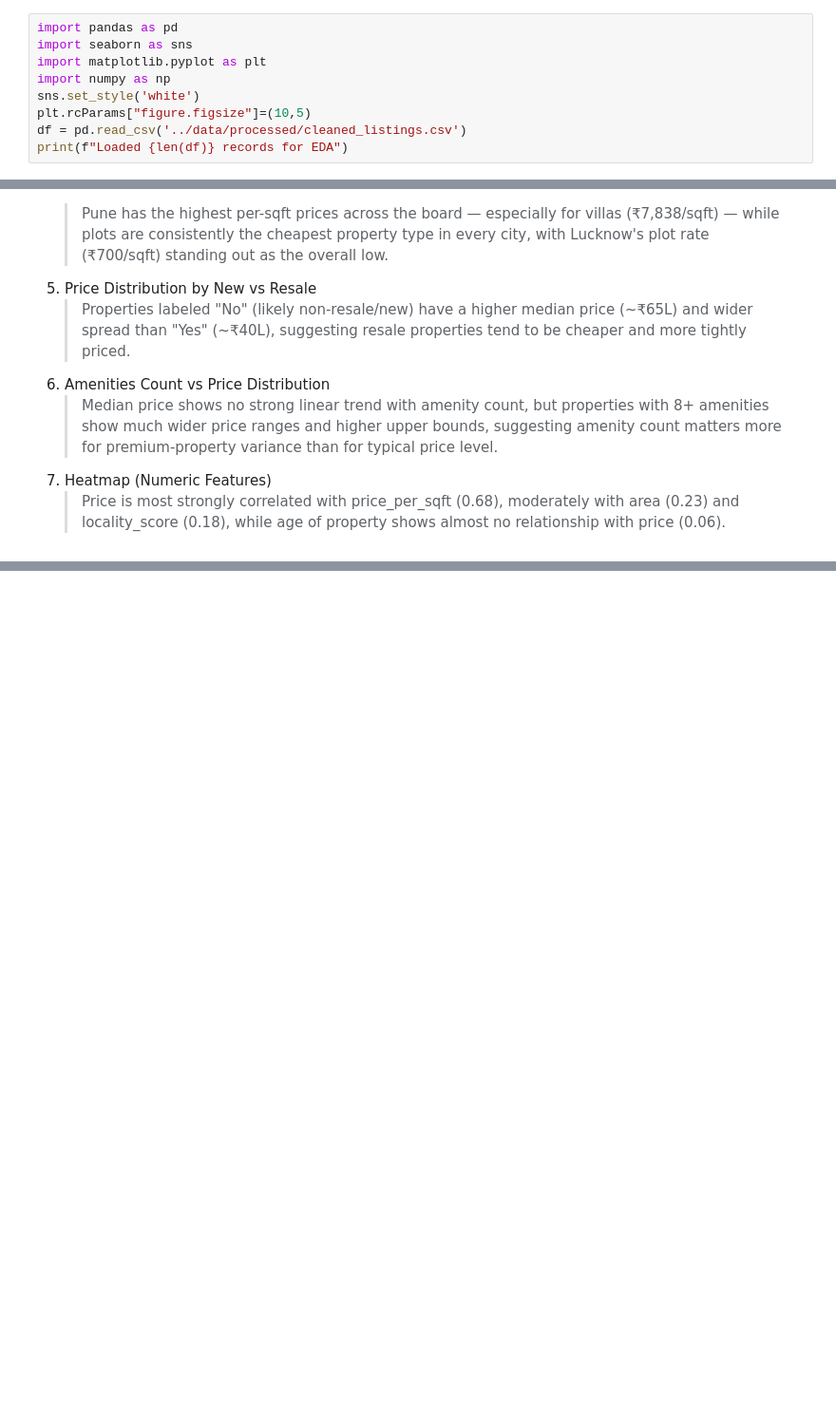
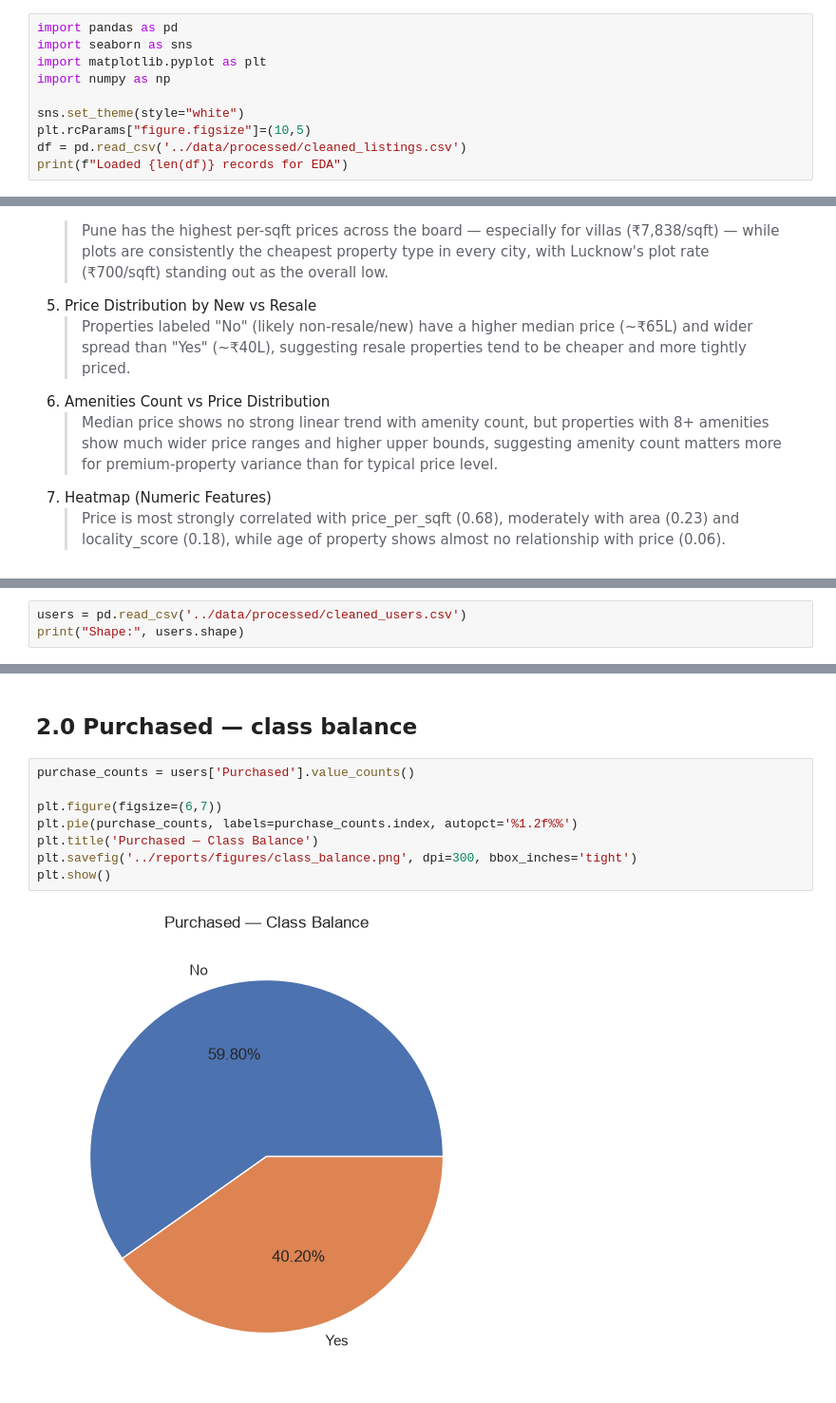
Before and after one commit to vishesh1603/real-estate-prediction, a Jupyter notebook: notebooks/03_EDA_visualization.ipynb, the cells around one changed output, grey strips where cells are left out. Shown at 95% size. Drawn from its saved outputs; the diff is of its cells as text; blank space fills up the shorter version.

```diff
--- a/notebooks/03_EDA_visualization.ipynb
+++ b/notebooks/03_EDA_visualization.ipynb
@@ -5,7 +6,8 @@ import pandas as pd
 import seaborn as sns
 import matplotlib.pyplot as plt
 import numpy as np
-sns.set_style('white')
+
+sns.set_theme(style="white")
 plt.rcParams["figure.figsize"]=(10,5)
 df = pd.read_csv('../data/processed/cleaned_listings.csv')
 print(f"Loaded {len(df)} records for EDA")
@@ -224,0 +229,3 @@ plt.show()
+# %%
+users = pd.read_csv('../data/processed/cleaned_users.csv')
+print("Shape:", users.shape)
@@ -224,0 +246,12 @@ plt.show()
+# %% [markdown]
+## 2.0 Purchased — class balance
+# %%
+purchase_counts = users['Purchased'].value_counts()
+
+plt.figure(figsize=(6,7))
+plt.pie(purchase_counts, labels=purchase_counts.index, autopct='%1.2f%%')
+plt.title('Purchased — Class Balance')
+plt.savefig('../reports/figures/class_balance.png', dpi=300, bbox_inches='tight')
+plt.show()
+# %% [output]
+[figure, added]
```
Also changed, not shown: parts of 13 cells of this notebook.
